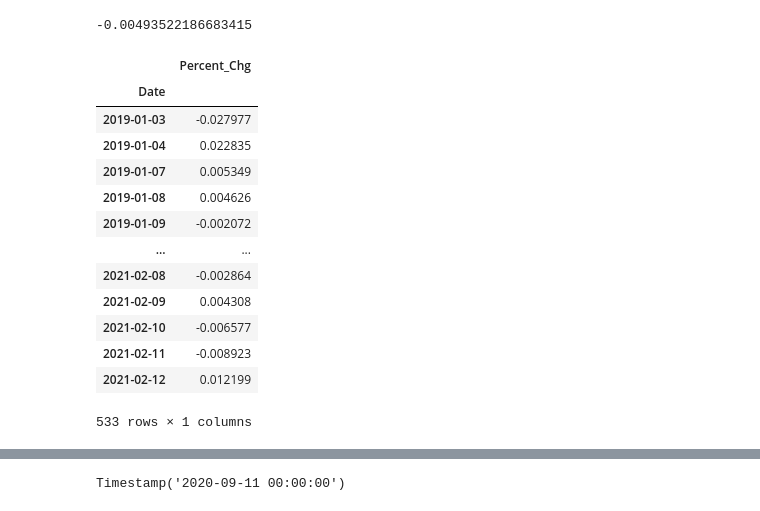
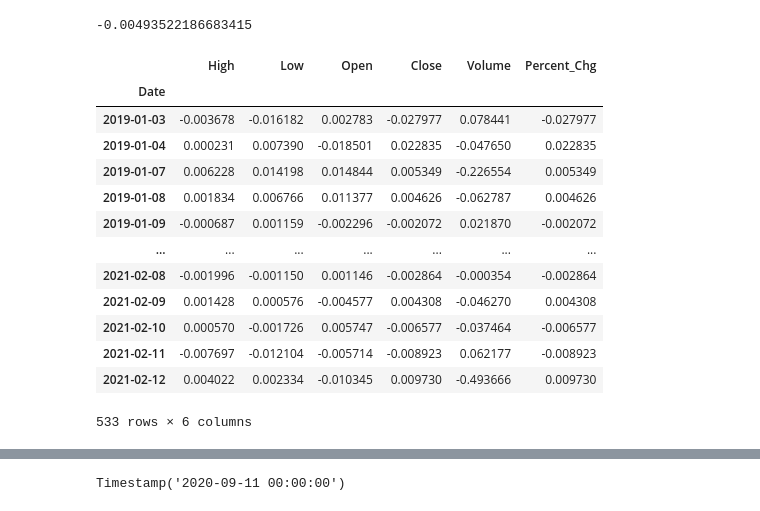
Before and after one commit to davidrtorres/Model-5-Stock-Price-Forecasting, a Jupyter notebook: Capstone_2_12_21-Working Draft.ipynb, the cells around one changed output, grey strips where cells are left out. Cells and saved outputs as stored; diff of their text form; code cells hidden in the pictures.

```diff
--- a/Capstone_2_12_21-Working Draft.ipynb
+++ b/Capstone_2_12_21-Working Draft.ipynb
@@ -191,23 +174,23 @@ def delta_time_series(data):
     data_1 = data_1.dropna()
     return data_1
 # %%
-dataset_delta_AMAZN = delta_time_series(df_data)
+dataset_delta_AMAZN = delta_time_series(df)
 dataset_delta_AMAZN
 # %% [output]
-|  | Percent_Chg |
-| Date |  |
-| 2019-01-03 | -0.027977 |
-| 2019-01-04 | 0.022835 |
-| 2019-01-07 | 0.005349 |
-| 2019-01-08 | 0.004626 |
-| 2019-01-09 | -0.002072 |
-| ... | ... |
-| 2021-02-08 | -0.002864 |
-| 2021-02-09 | 0.004308 |
-| 2021-02-10 | -0.006577 |
-| 2021-02-11 | -0.008923 |
-| 2021-02-12 | 0.012199 |
+|  | High | Low | Open | Close | Volume | Percent_Chg |
+| Date |  |  |  |  |  |  |
+| 2019-01-03 | -0.003678 | -0.016182 | 0.002783 | -0.027977 | 0.078441 | -0.027977 |
+| 2019-01-04 | 0.000231 | 0.007390 | -0.018501 | 0.022835 | -0.047650 | 0.022835 |
+| 2019-01-07 | 0.006228 | 0.014198 | 0.014844 | 0.005349 | -0.226554 | 0.005349 |
+| 2019-01-08 | 0.001834 | 0.006766 | 0.011377 | 0.004626 | -0.062787 | 0.004626 |
+| 2019-01-09 | -0.000687 | 0.001159 | -0.002296 | -0.002072 | 0.021870 | -0.002072 |
+| ... | ... | ... | ... | ... | ... | ... |
+| 2021-02-08 | -0.001996 | -0.001150 | 0.001146 | -0.002864 | -0.000354 | -0.002864 |
+| 2021-02-09 | 0.001428 | 0.000576 | -0.004577 | 0.004308 | -0.046270 | 0.004308 |
+| 2021-02-10 | 0.000570 | -0.001726 | 0.005747 | -0.006577 | -0.037464 | -0.006577 |
+| 2021-02-11 | -0.007697 | -0.012104 | -0.005714 | -0.008923 | 0.062177 | -0.008923 |
+| 2021-02-12 | 0.004022 | 0.002334 | -0.010345 | 0.009730 | -0.493666 | 0.009730 |
-533 rows × 1 columns
+533 rows × 6 columns
 # %%
 #df_data.shape
 # %%
```
Also changed, not shown: parts of 24 cells of this notebook, 1 other file.
